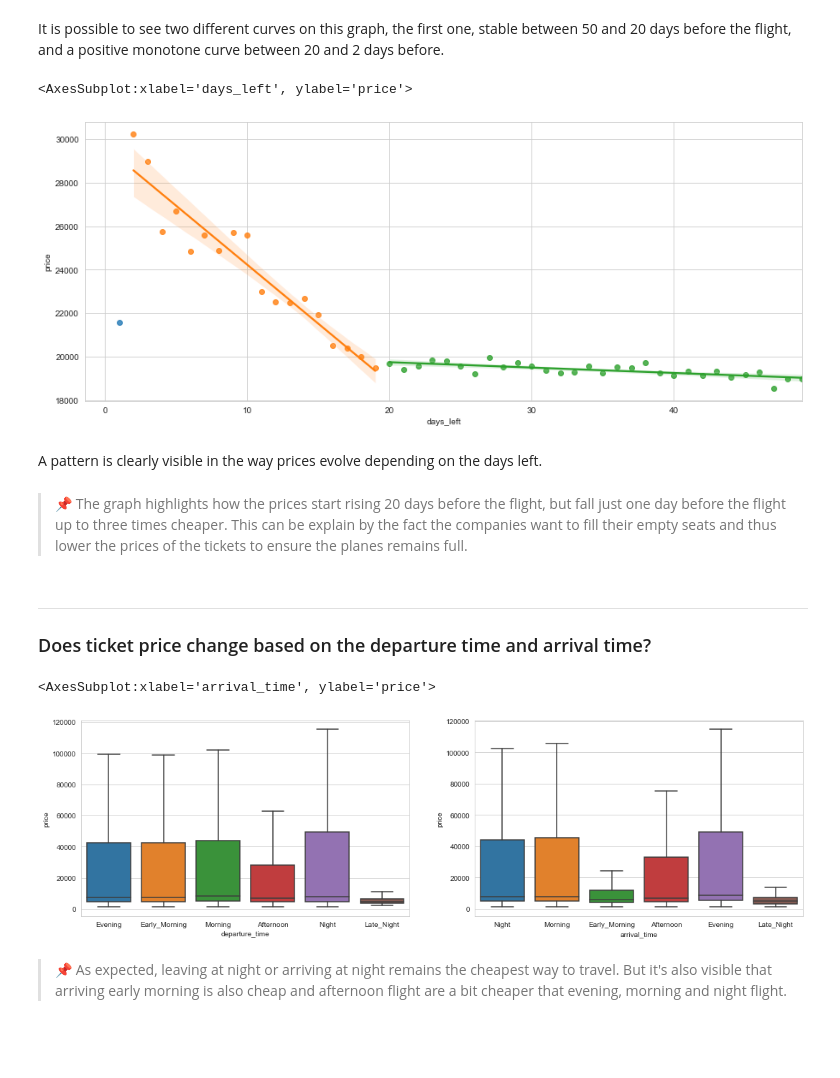
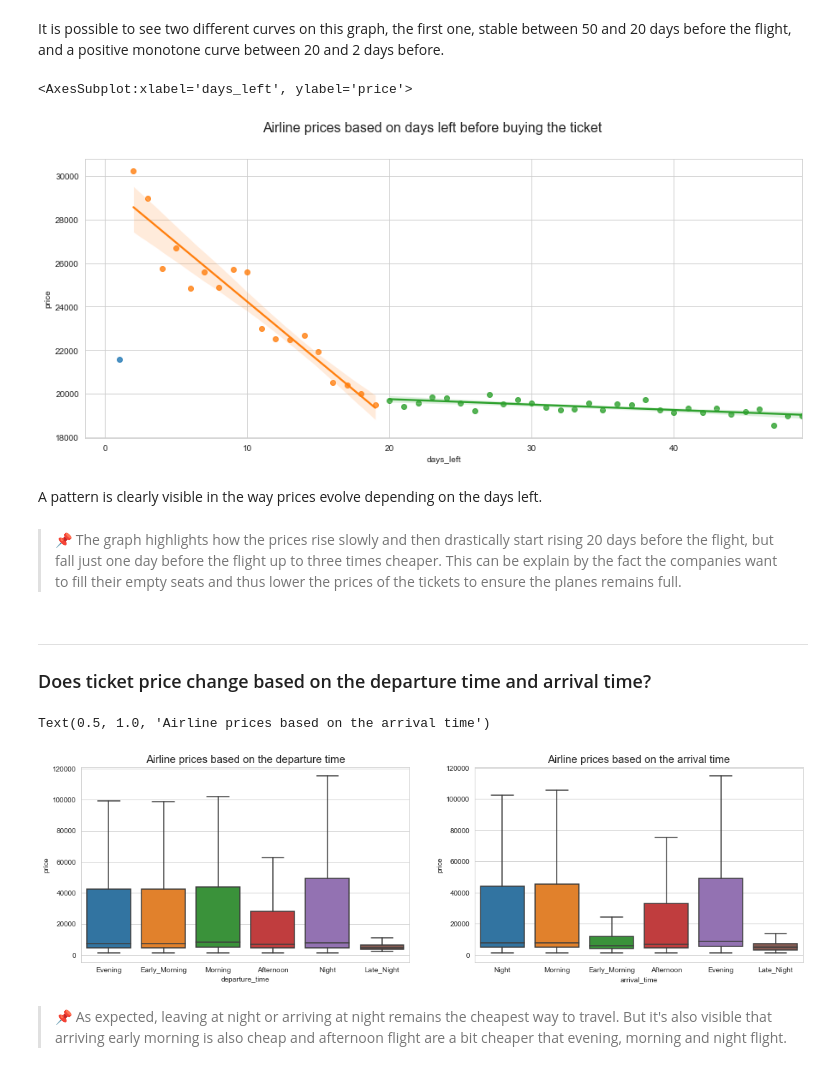
Before and after one commit to julienjta/Data-Science-Portfolio, a Jupyter notebook: Project 1/Flight Price Prediction (Regression).ipynb, the cells around one changed output. Saved outputs shown, nothing was run; the diff lists cells and outputs as text; code cells hidden in the pictures; blank space fills up the shorter version.

```diff
--- a/Project 1/Flight Price Prediction (Regression).ipynb
+++ b/Project 1/Flight Price Prediction (Regression).ipynb
@@ -183,18 +174,18 @@ ax = sns.scatterplot(x="days_left", y="price", data=df_temp).set_title("Average
 # %% [markdown]
 It is possible to see two different curves on this graph, the first one, stable between 50 and 20 days before the flight, and a positive monotone curve between 20 and 2 days before.
 # %%
-plt.figure(figsize=(15,6))
+plt.figure(figsize=(15,6)).suptitle('Airline prices based on days left before buying the ticket', fontsize=16)
 ax = plt.axes()
 sns.regplot(x=df_temp.loc[df_temp["days_left"]==1].days_left, y=df_temp.loc[df_temp["days_left"]==1].price, fit_reg=False, ax=ax)
 sns.regplot(x=df_temp.loc[(df_temp["days_left"]>1)&(df_temp["days_left"]<20)].days_left, y=df_temp.loc[(df_temp["days_left"]>1)&(df_temp["days_left"]<20)].price, fit_reg=True, ax=ax)
 sns.regplot(x=df_temp.loc[df_temp["days_left"]>=20].days_left, y=df_temp.loc[df_temp["days_left"]>=20].price, fit_reg=True, ax=ax)
 # %% [output]
 <AxesSubplot:xlabel='days_left', ylabel='price'>
-[figure, old version]
+[figure, new version]
 # %% [markdown]
 A pattern is clearly visible in the way prices evolve depending on the days left.
 # %% [markdown]
-> 📌 The graph highlights how the prices start rising 20 days before the flight, but fall just one day before the flight up to three times cheaper. This can be explain by the fact the companies want to fill their empty seats and thus lower the prices of the tickets to ensure the planes remains full.
+> 📌 The graph highlights how the prices rise slowly and then drastically start rising 20 days before the flight, but fall just one day before the flight up to three times cheaper. This can be explain by the fact the companies want to fill their empty seats and thus lower the prices of the tickets to ensure the planes remains full.
 # %% [markdown]
 ---
 
@@ -202,12 +193,12 @@ A pattern is clearly visible in the way prices evolve depending on the days left
 # %%
 plt.figure(figsize = (18,5))
 plt.subplot(1,2,1)
-sns.boxplot(data=df, y="price", x="departure_time",showfliers=False)
+sns.boxplot(data=df, y="price", x="departure_time",showfliers=False).set_title("Airline prices based on the departure time",fontsize=15)
 plt.subplot(1,2,2)
-sns.boxplot(data=df, y="price", x="arrival_time",showfliers=False)
+sns.boxplot(data=df, y="price", x="arrival_time",showfliers=False).set_title("Airline prices based on the arrival time",fontsize=15)
 # %% [output]
-<AxesSubplot:xlabel='arrival_time', ylabel='price'>
+Text(0.5, 1.0, 'Airline prices based on the arrival time')
-[figure, old version]
+[figure, new version]
 # %% [markdown]
 > 📌 As expected, leaving at night or arriving at night remains the cheapest way to travel. But it's also visible that arriving early morning is also cheap and afternoon flight are a bit cheaper that evening, morning and night flight.
 # %% [markdown]
```
Also changed, not shown: parts of 31 cells of this notebook, 2 other files.
